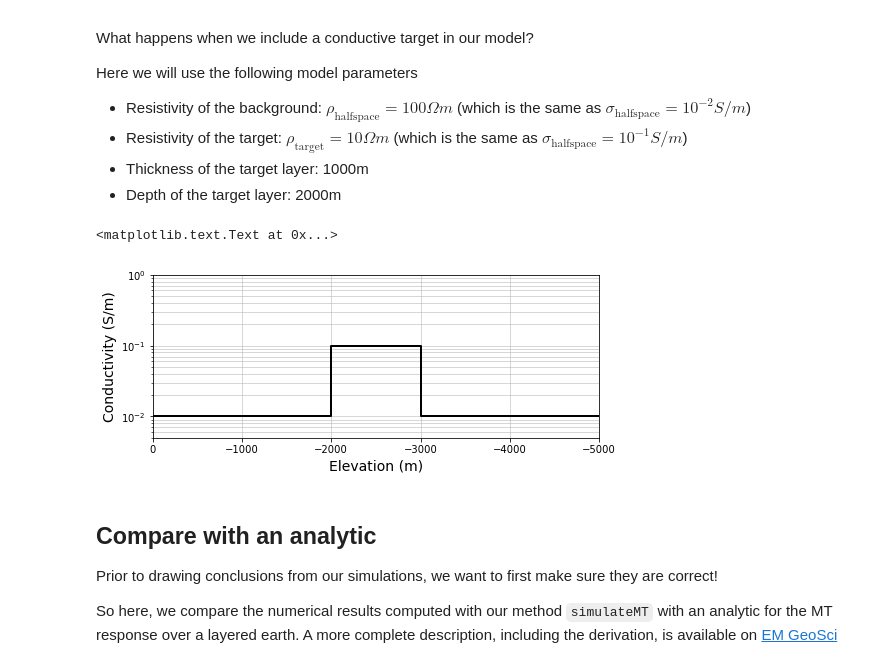
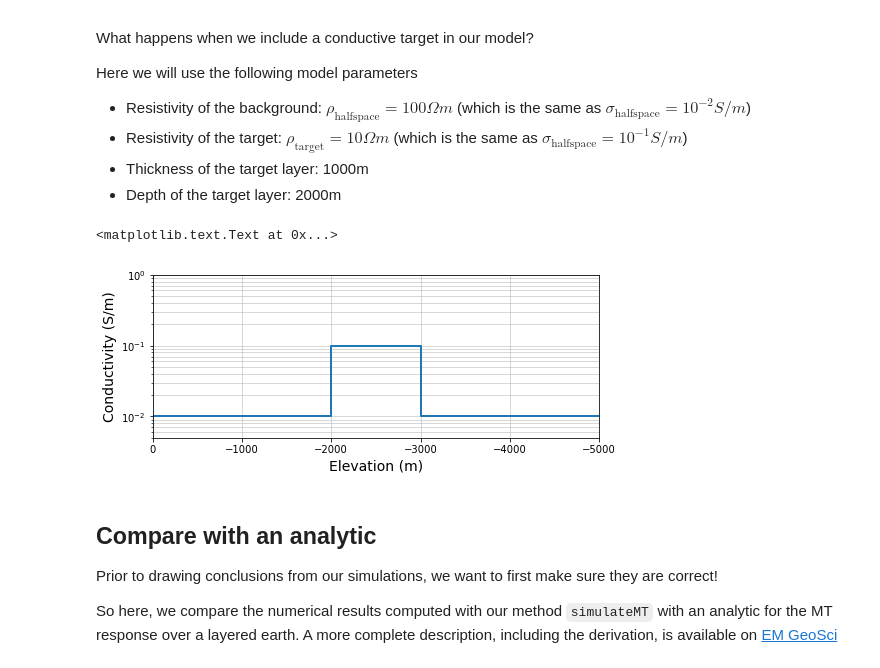
Before and after one commit to simpeg/tle-magnetotelluric_inversion, a Jupyter notebook: 2_MT1D_ForwardModellingAndNonuniqueness.ipynb, the cells around one changed output. Cells and saved outputs as stored; diff of their text form; code cells hidden in the pictures.

```diff
--- a/2_MT1D_ForwardModellingAndNonuniqueness.ipynb
+++ b/2_MT1D_ForwardModellingAndNonuniqueness.ipynb
@@ -171,23 +171,23 @@ sigma[layer_inds] = 1./rho_target
 # %%
 # plot the model
 fig, ax = plt.subplots(1, 1, figsize=(8, 3))
 
 # trickery to plot from node to node rather than at cell centers
 z = np.repeat(mesh.vectorNx[1:-1], 2, axis=0)
 z = np.r_[mesh.vectorNx[0], z, mesh.vectorNx[-1]]
 sigma_plt = np.repeat(sigma, 2, axis=0)
 
-ax.semilogy(z, sigma_plt, "k", lw=2)
+ax.semilogy(z, sigma_plt,"C0", lw=2)
 ax.grid(which="both", linewidth=0.5)
 ax.set_xlim([-5000., 0.])
 ax.set_ylim([5e-3, 1])
 ax.invert_xaxis() # plot the surface on the left
 
 ax.set_xlabel("Elevation (m)", fontsize=14)
 ax.set_ylabel("Conductivity (S/m)", fontsize=14)
 # %% [output]
 <matplotlib.text.Text at 0x...>
-[figure, old version]
+[figure, new version]
 # %% [markdown]
 ## Compare with an analytic
 
```
Also changed, not shown: parts of 4 cells of this notebook, 17 other files.
